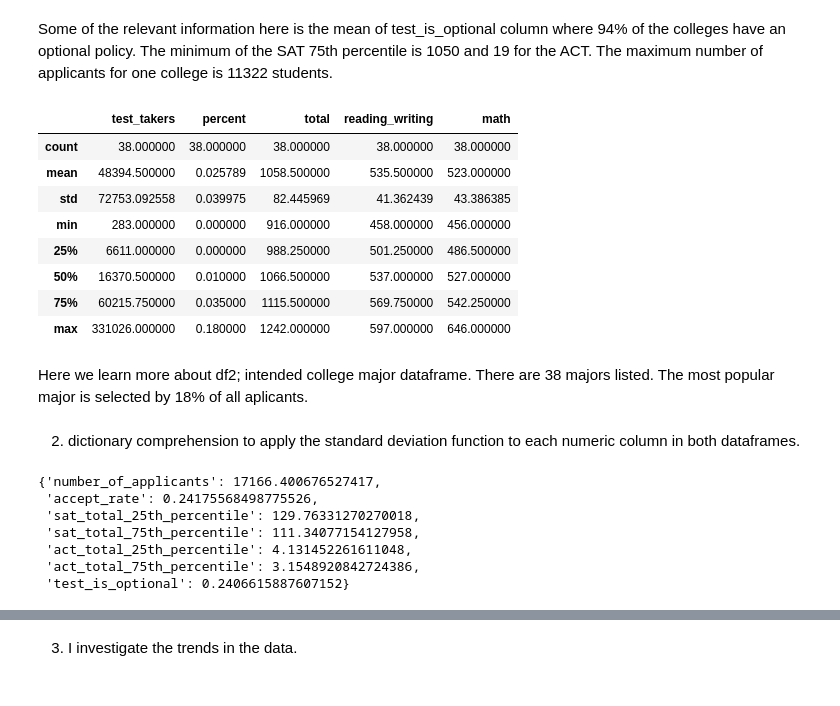
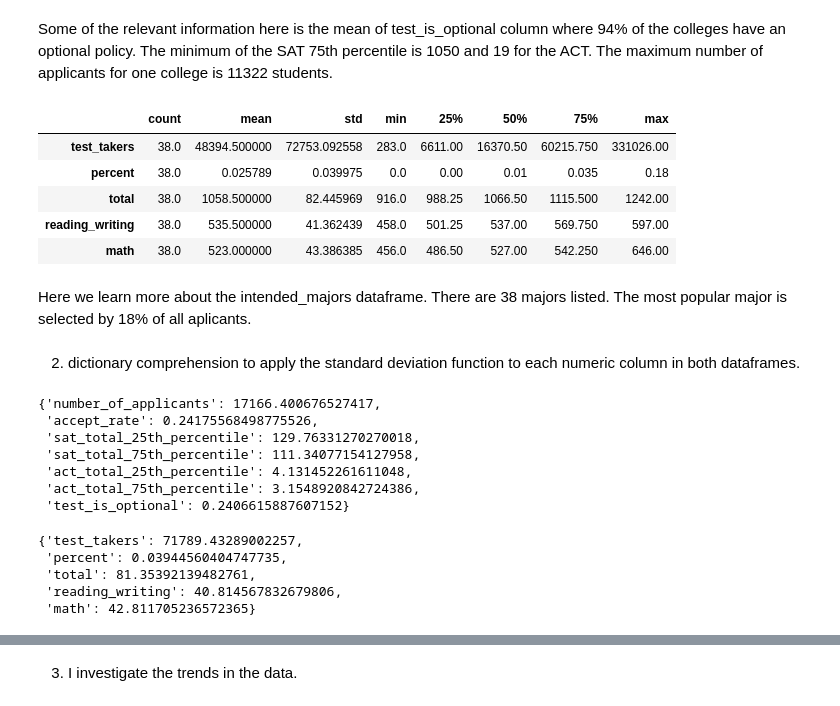
Before and after one commit to chiefeno/Project-1, a Jupyter notebook: revised project 1 - Johann Baydeer.ipynb, the cells around one changed output, grey strips where cells are left out. Drawn from its saved outputs; the diff is of its cells as text; code cells hidden in the pictures.

```diff
--- a/revised project 1 - Johann Baydeer.ipynb
+++ b/revised project 1 - Johann Baydeer.ipynb
@@ -503,5 +454,5 @@ df2.head(2)
 # %% [markdown]
 No more commas; let's turn the column into a int type
 # %%
-df2['test_takers'] = df2['test_takers'].astype('int64')
+intended_majors['test_takers'] = intended_majors['test_takers'].astype('int64')
 # %%
@@ -585,34 +532,35 @@ df_1.describe()
 Some of the relevant information here is the mean of test_is_optional column where 94% of the colleges have an optional policy.
 The minimum of the SAT 75th percentile is 1050 and 19 for the ACT.
 The maximum number of applicants for one college is 11322 students.
-# %%
-df2.describe()
-# %% [output]
-|  | test_takers | percent | total | reading_writing | math |
-| count | 38.000000 | 38.000000 | 38.000000 | 38.000000 | 38.000000 |
-| mean | 48394.500000 | 0.025789 | 1058.500000 | 535.500000 | 523.000000 |
-| std | 72753.092558 | 0.039975 | 82.445969 | 41.362439 | 43.386385 |
-| min | 283.000000 | 0.000000 | 916.000000 | 458.000000 | 456.000000 |
-| 25% | 6611.000000 | 0.000000 | 988.250000 | 501.250000 | 486.500000 |
-| 50% | 16370.500000 | 0.010000 | 1066.500000 | 537.000000 | 527.000000 |
-| 75% | 60215.750000 | 0.035000 | 1115.500000 | 569.750000 | 542.250000 |
-| max | 331026.000000 | 0.180000 | 1242.000000 | 597.000000 | 646.000000 |
+# %%
+intended_majors.describe().T
+# %% [output]
+|  | count | mean | std | min | 25% | 50% | 75% | max |
+| test_takers | 38.0 | 48394.500000 | 72753.092558 | 283.0 | 6611.00 | 16370.50 | 60215.750 | 331026.00 |
+| percent | 38.0 | 0.025789 | 0.039975 | 0.0 | 0.00 | 0.01 | 0.035 | 0.18 |
+| total | 38.0 | 1058.500000 | 82.445969 | 916.0 | 988.25 | 1066.50 | 1115.500 | 1242.00 |
+| reading_writing | 38.0 | 535.500000 | 41.362439 | 458.0 | 501.25 | 537.00 | 569.750 | 597.00 |
+| math | 38.0 | 523.000000 | 43.386385 | 456.0 | 486.50 | 527.00 | 542.250 | 646.00 |
 # %% [markdown]
-Here we learn more about df2; intended college major dataframe. There are 38 majors listed.
+Here we learn more about the intended_majors dataframe. There are 38 majors listed.
 The most popular major is selected by 18% of all aplicants.
 # %% [markdown]
 2. dictionary comprehension to apply the standard deviation function to each numeric column in both dataframes.
 # %%
-sd1 = {column: standard_dev(df_1[column]) for column in list(df_1.columns)[3:]}
+{column: standard_dev(college_set[column]) for column in list(college_set.columns)[3:]}
+# %% [output]
+{'number_of_applicants': 17166.400676527417,
+ 'accept_rate': 0.24175568498775526,
+ 'sat_total_25th_percentile': 129.76331270270018,
+ 'sat_total_75th_percentile': 111.34077154127958,
+ 'act_total_25th_percentile': 4.131452261611048,
+ 'act_total_75th_percentile': 3.1548920842724386,
+ 'test_is_optional': 0.2406615887607152}
-# %%
-sd1
-# %% [output]
-{'number_of_applicants': 17166.400676527417,
- 'accept_rate': 0.24175568498775526,
- 'sat_total_25th_percentile': 129.76331270270018,
- 'sat_total_75th_percentile': 111.34077154127958,
- 'act_total_25th_percentile': 4.131452261611048,
- 'act_total_75th_percentile': 3.1548920842724386,
- 'test_is_optional': 0.2406615887607152}
 # %%
-sd2 = {column: standard_dev(df2[column]) for column in list(df2.columns)[1:]}
+{column: standard_dev(intended_majors[column]) for column in list(intended_majors.columns)[1:]}
+# %% [output]
+{'test_takers': 71789.43289002257,
+ 'percent': 0.03944560404747735,
+ 'total': 81.35392139482761,
+ 'reading_writing': 40.814567832679806,
+ 'math': 42.811705236572365}
```
Also changed, not shown: parts of 98 cells of this notebook, 16 other files.
